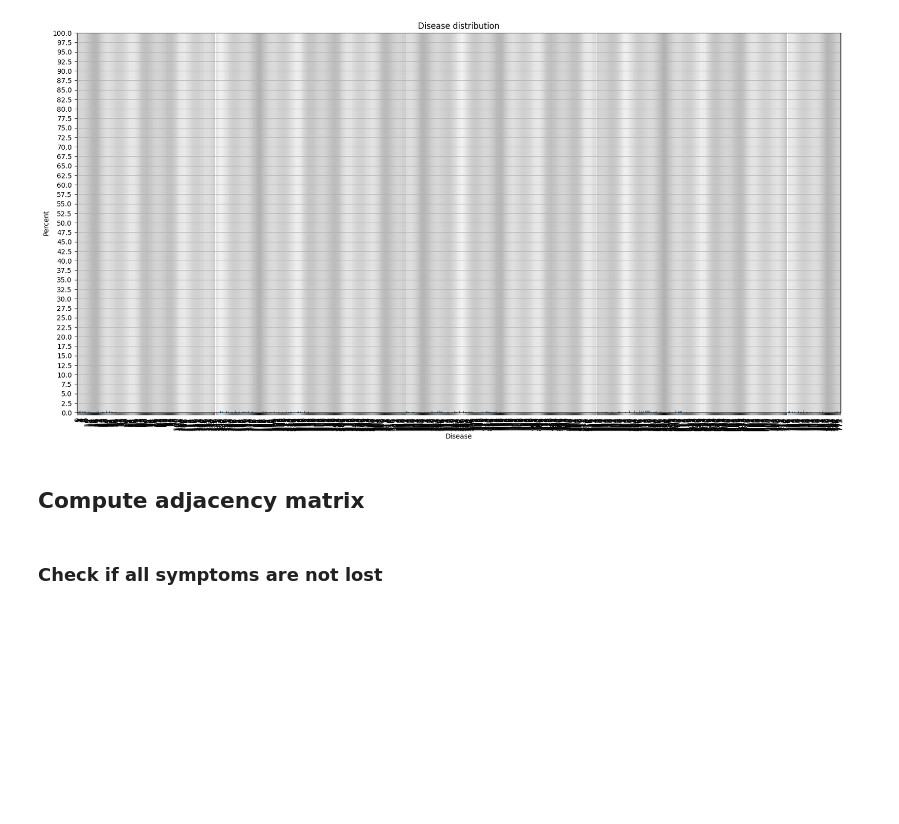
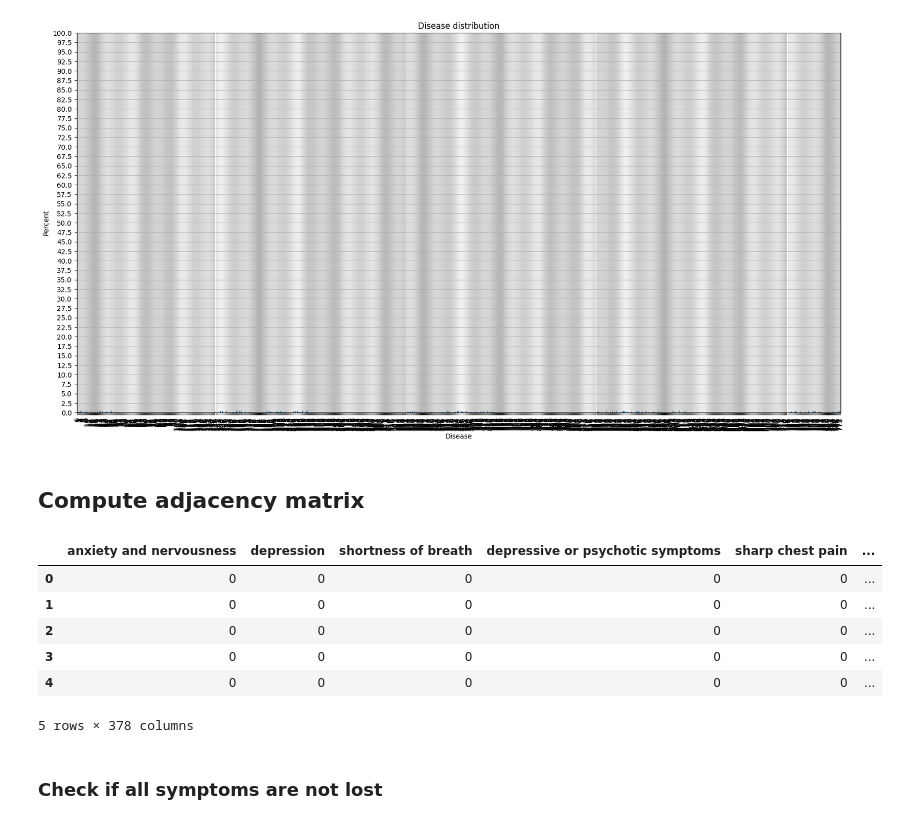
Before and after one commit to DavideLigari/disease-prediction, a Jupyter notebook: code/dataset_cleaning.ipynb, the cells around one changed output. Saved outputs shown, nothing was run; the diff lists cells and outputs as text; code cells hidden in the pictures; blank space fills up the shorter version.

Commit message:
computed adjacency matrix

```diff
--- a/code/dataset_cleaning.ipynb
+++ b/code/dataset_cleaning.ipynb
@@ -87,18 +87,26 @@ np.savez_compressed("../code/prediction_model/features/symptoms.npz", X = tmp[:,
 # %% [markdown]
 ## Compute adjacency matrix
 # %%
-#adjacency_matrix = one_hot_encoding.groupby("Disease").sum()
+adjacency_matrix = patients.groupby("Disease").sum()
 
-#adjacency_matrix = adjacency_matrix.reset_index()
-#adjacency_matrix = adjacency_matrix.drop(["Disease", ""], axis=1)
+adjacency_matrix = adjacency_matrix.reset_index()
+adjacency_matrix = adjacency_matrix.drop(["Disease"], axis=1)
 
-#adjacency_matrix = adjacency_matrix.apply(
-#    lambda x: x.map(lambda val: 1 if val != 0 else 0)
-#)
-#adjacency_matrix["Disease"] = one_hot_encoding["Disease"].unique()
+adjacency_matrix = adjacency_matrix.apply(
+    lambda x: x.map(lambda val: 1 if val != 0 else 0)
+)
+adjacency_matrix["Disease"] = patients["Disease"].unique()
 
-#adjacency_matrix.to_csv("../dataset/adjacency_matrix.csv", index=False)
-#adjacency_matrix.head()
+adjacency_matrix.to_csv("../dataset/large_adjacency_matrix.csv", index=False)
+adjacency_matrix.head()
+# %% [output]
+|  | anxiety and nervousness | depression | shortness of breath | depressive or psychotic symptoms | sharp chest pain | ... |
+| 0 | 0 | 0 | 0 | 0 | 0 | ... |
+| 1 | 0 | 0 | 0 | 0 | 0 | ... |
+| 2 | 0 | 0 | 0 | 0 | 0 | ... |
+| 3 | 0 | 0 | 0 | 0 | 0 | ... |
+| 4 | 0 | 0 | 0 | 0 | 0 | ... |
+5 rows × 378 columns
 # %% [markdown]
 ### Check if all symptoms are not lost
 # %%
```
Also changed, not shown: 2 other files.
